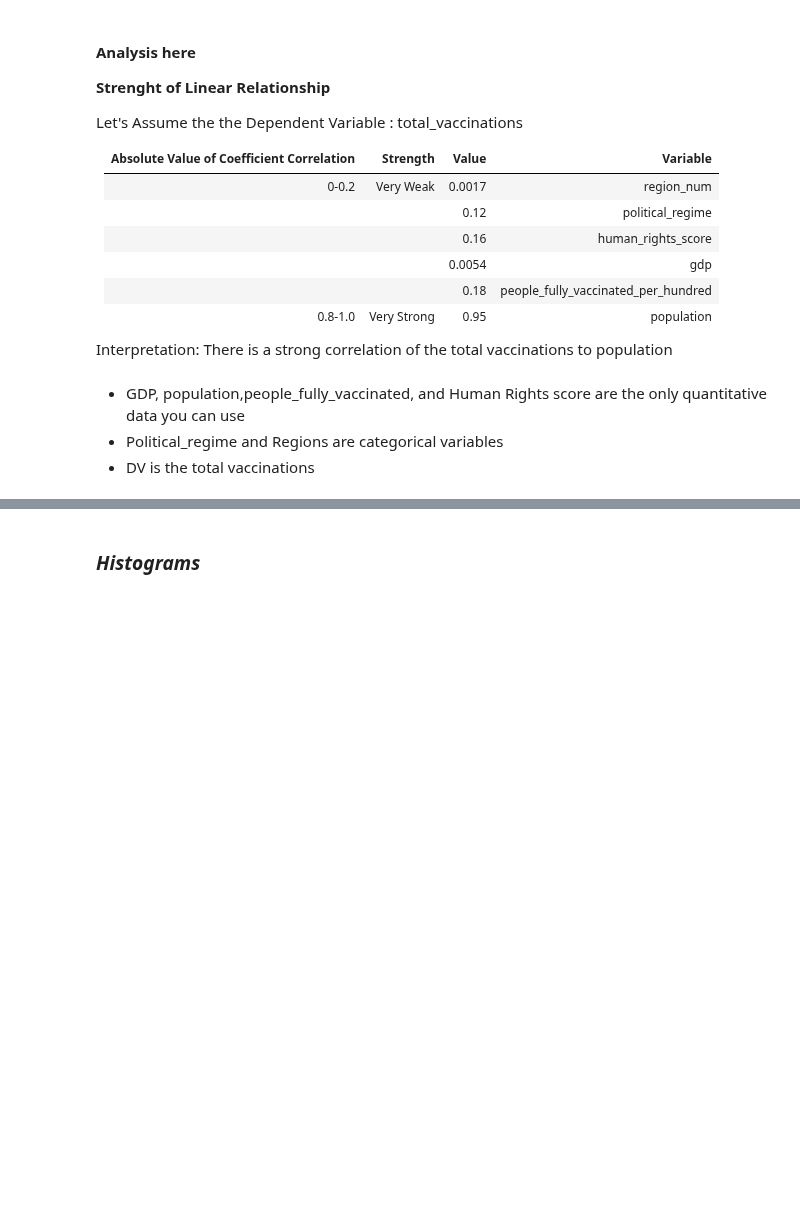
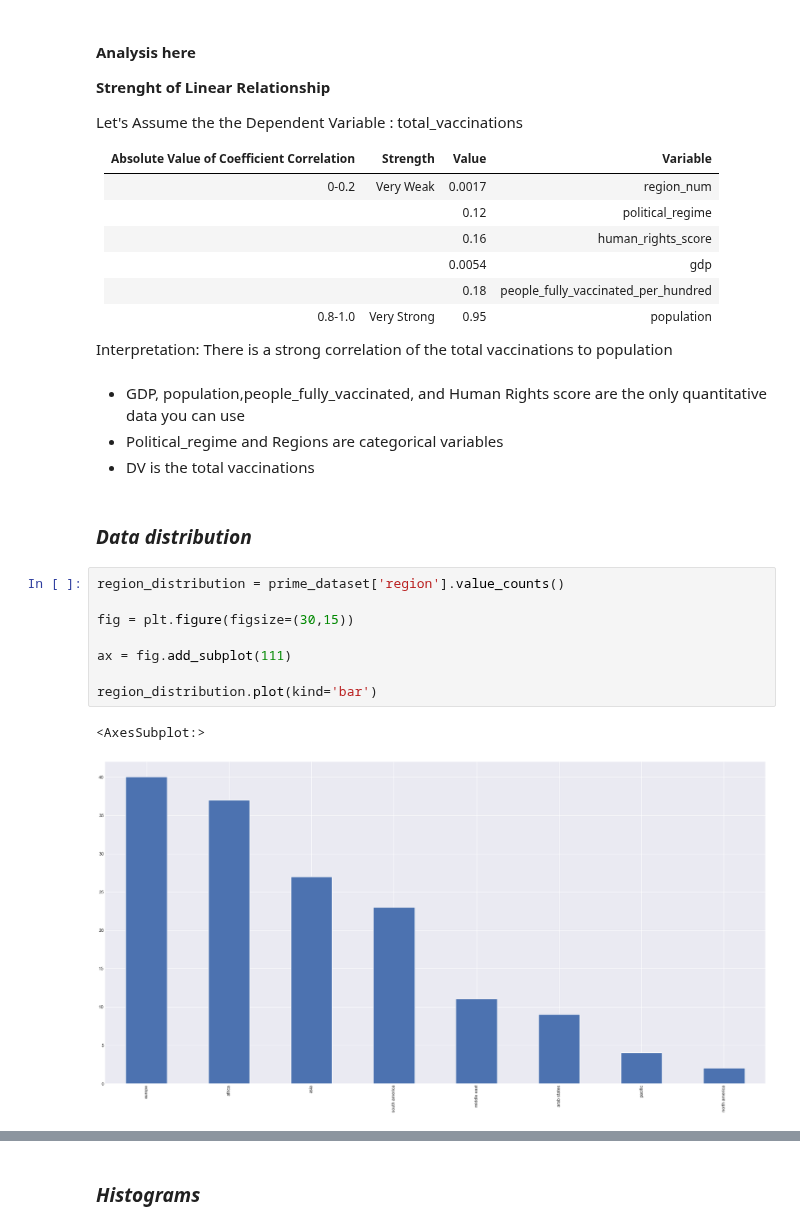
Before and after one commit to RuizLorenzoChavez/DATA100-Finals-COVID-Vaccination-Tracker, a Jupyter notebook: group1-data-storytelling.ipynb, the cells around one changed output, grey strips where cells are left out. Drawn from its saved outputs; the diff is of its cells as text; blank space fills up the shorter version.

```diff
--- a/group1-data-storytelling.ipynb
+++ b/group1-data-storytelling.ipynb
@@ -884,3 +882,16 @@ There is a strong correlation of the total vaccinations to population
 * GDP, population,people_fully_vaccinated,  and Human Rights score are the only quantitative data you can use
 * Political_regime and Regions are categorical variables
 * DV is the total vaccinations
+# %% [markdown]
+### *Data distribution*
+# %%
+region_distribution = prime_dataset['region'].value_counts()
+
+fig = plt.figure(figsize=(30,15))
+
+ax = fig.add_subplot(111)
+
+region_distribution.plot(kind='bar')
+# %% [output]
+<AxesSubplot:>
+[figure, added]
```
Also changed, not shown: parts of 19 cells of this notebook.
